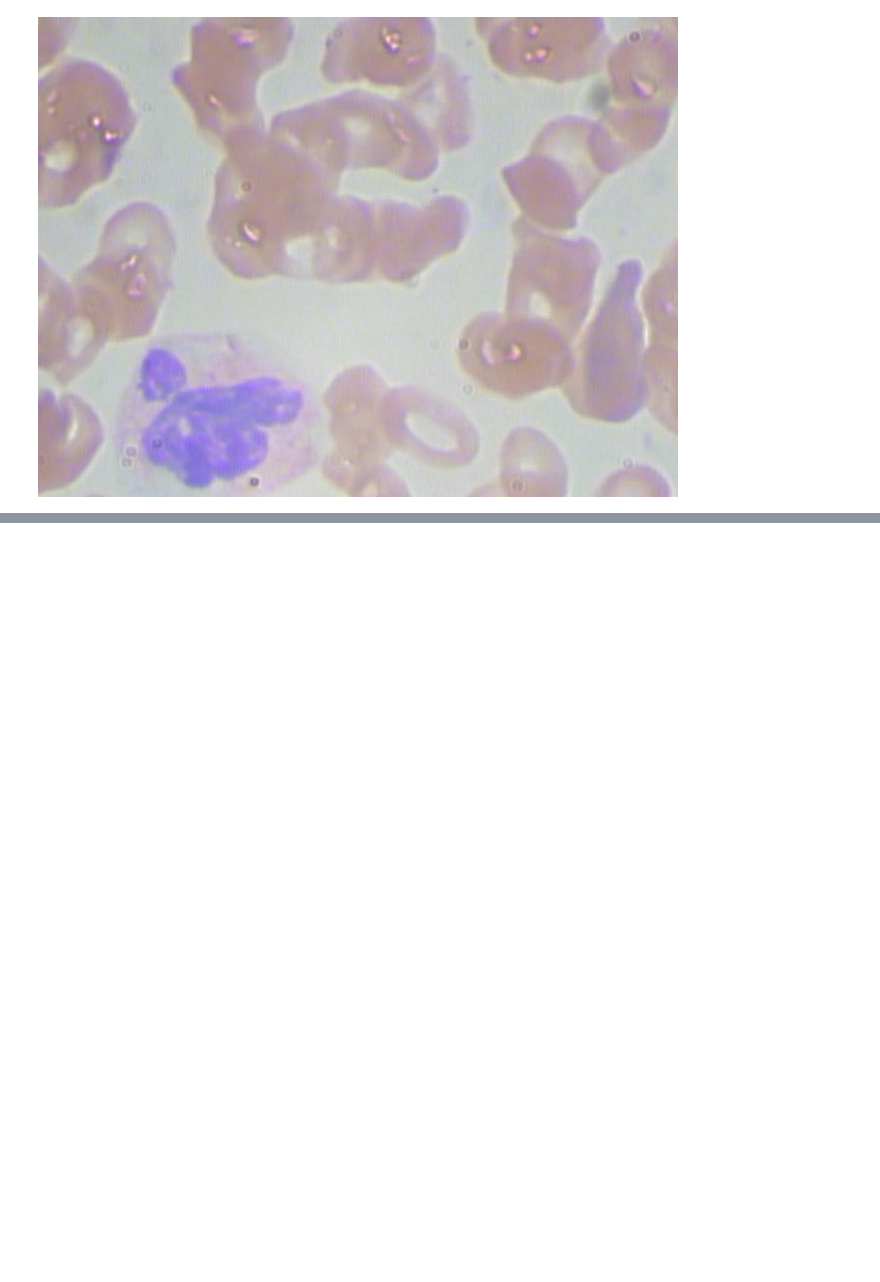
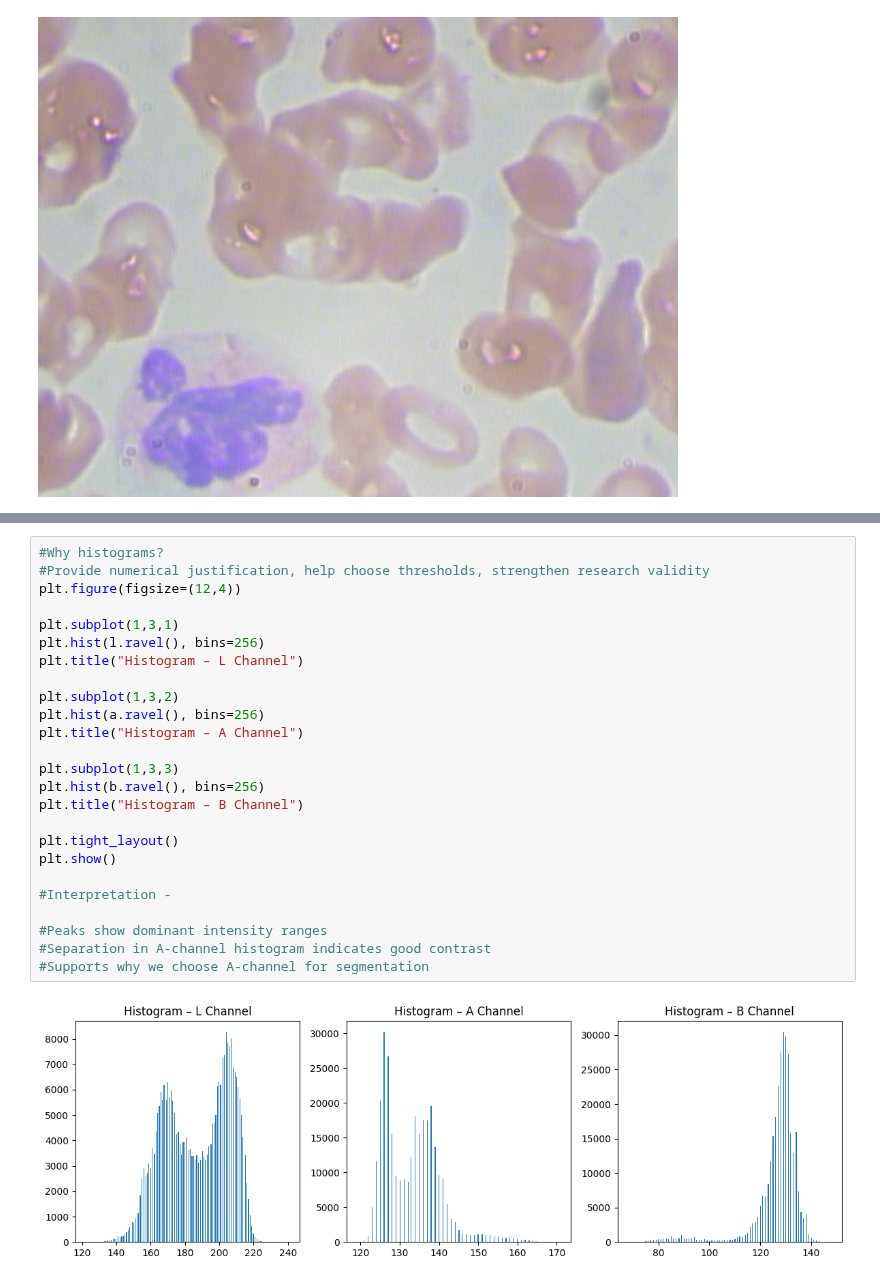
Before and after one commit to tithishah21/malaria-image-segmentation, a Jupyter notebook: Microscopic_Counting_and_Classification.ipynb, the cells around one changed output, grey strips where cells are left out. Drawn from its saved outputs; the diff is of its cells as text; blank space fills up the shorter version.

```diff
--- a/Microscopic_Counting_and_Classification.ipynb
+++ b/Microscopic_Counting_and_Classification.ipynb
@@ -100,0 +177,27 @@ cv2_imshow(img)
+# %%
+#Why histograms?
+#Provide numerical justification, help choose thresholds, strengthen research validity
+plt.figure(figsize=(12,4))
+
+plt.subplot(1,3,1)
+plt.hist(l.ravel(), bins=256)
+plt.title("Histogram – L Channel")
+
+plt.subplot(1,3,2)
+plt.hist(a.ravel(), bins=256)
+plt.title("Histogram – A Channel")
+
+plt.subplot(1,3,3)
+plt.hist(b.ravel(), bins=256)
+plt.title("Histogram – B Channel")
+
+plt.tight_layout()
+plt.show()
+
+#Interpretation -
+
+#Peaks show dominant intensity ranges
+#Separation in A-channel histogram indicates good contrast
+#Supports why we choose A-channel for segmentation
+# %% [output]
+[figure, added]
```
Also changed, not shown: parts of 6 cells of this notebook.
